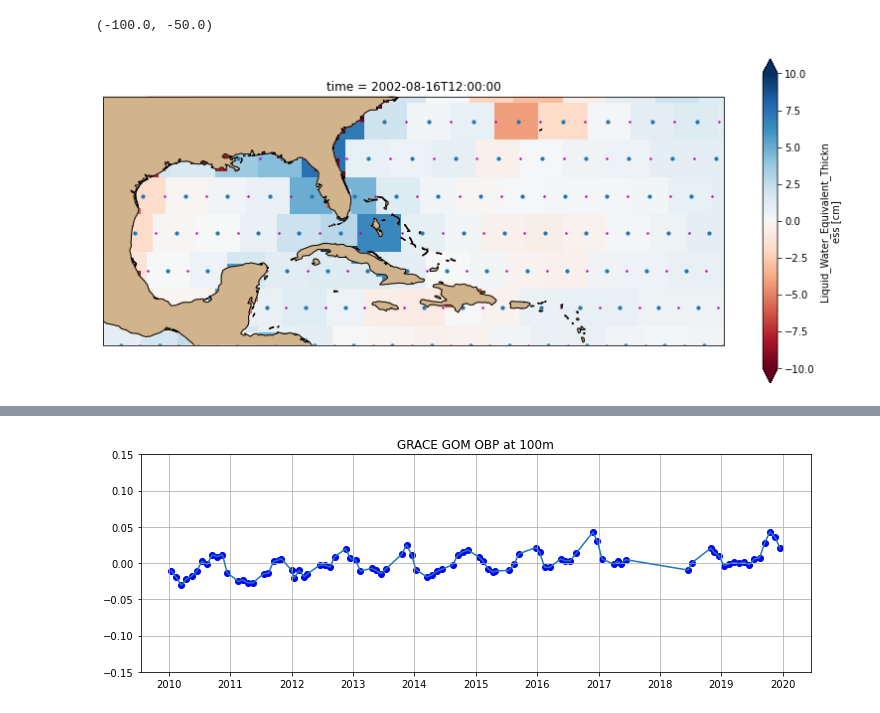
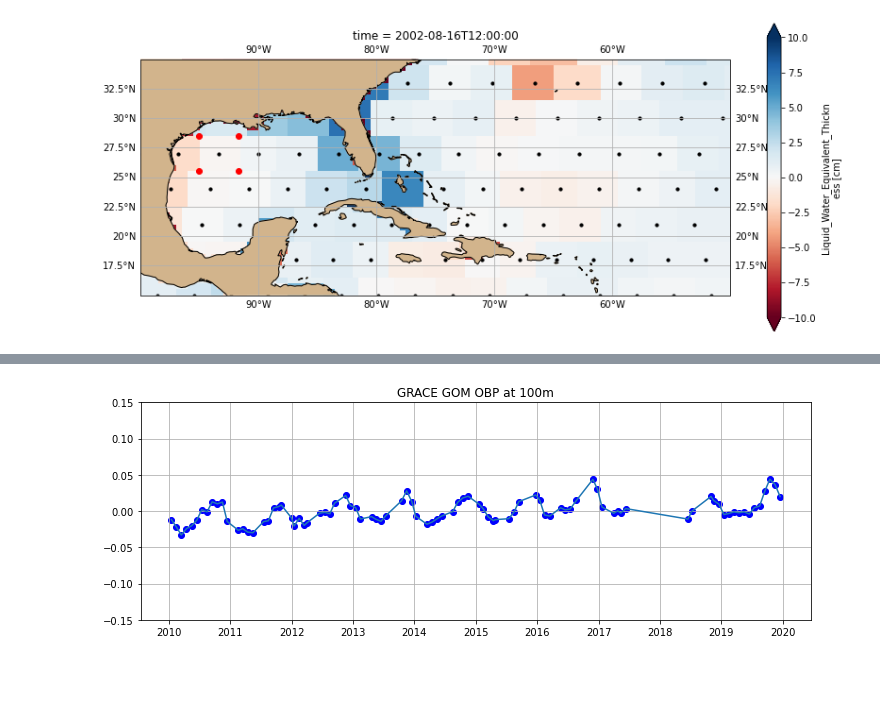
Before and after one commit to jakesteinberg/nasa_ostst, a Jupyter notebook: grace.ipynb, the cells around one changed output, grey strips where cells are left out. Drawn from its saved outputs; the diff is of its cells as text; code cells hidden in the pictures; blank space fills up the shorter version.

Commit message:
lots of work aligning ECCO to grace mascon

```diff
--- a/grace.ipynb
+++ b/grace.ipynb
@@ -51,17 +153,33 @@ mascon = xr.open_dataset('/Users/jakesteinberg/Documents/NASA_OSTST/GRACE/JPL_MS
+# %%
+lon_range = np.where((m_lon > 260) & (m_lon < 281))
+m_lon_1 = m_lon[lon_range]
+m_lat_1 = m_lat[lon_range]
+corners_1 = corners[lon_range]
+lat_range = np.where((m_lat_1 > 17) & (m_lat_1 < 31))
+m_lon_2 = m_lon_1[lat_range]
+m_lat_2 = m_lat_1[lat_range]
+corners_2 = corners_1[lat_range]
 # %%
-m_lon = mascon.mascon_lon
-m_lat = mascon.mascon_lat
-m_lon_e1 = np.diff(m_lon)/2 + m_lon[0:-1]
-m_lat_e1 = np.diff(m_lat)/2 + m_lat[0:-1]
-# m_lat_e1 = m_lat[0:-1]
-
 f, ax = plt.subplots(1,1,figsize=(14,6), subplot_kw={'projection':ccrs.PlateCarree(central_longitude=0)})
 this_data = grace.lwe_thickness[2]
 this_data.plot(ax=ax,transform=ccrs.PlateCarree(), vmin=-10, vmax=10, cmap=plt.get_cmap('RdBu'))
-ax.scatter(mascon.mascon_lon,mascon.mascon_lat,s=10,transform=ccrs.PlateCarree())
-ax.scatter(m_lon_e1, m_lat_e1, s=2,transform=ccrs.PlateCarree(),color='m')
+ax.scatter(mascon.mascon_lon,mascon.mascon_lat,s=10,transform=ccrs.PlateCarree(), color='k')
+ax.scatter(m_lon_2[1],m_lat_2[1],s=20,transform=ccrs.PlateCarree(), color='g')
+ib = np.arange(0,np.shape(corners_2)[0])
+box = np.nan*np.ones(np.shape(corners_2))
+for i in ib:
+    box[i,0] = m_lon_2[i] - (m_lon_2[i] - corners_2[i,0])/2 # left
+    box[i,1] = m_lon_2[i] + (corners_2[i,1] - m_lon_2[i])/2 # right
+    box[i,2] = m_lat_2[i] - (m_lat_2[i] - corners_2[i,2])/2 # lower
+    box[i,3] = m_lat_2[i] + (corners_2[i,3] - m_lat_2[i])/2 # upper
+p_i = 7
+ax.scatter(box[p_i,0],box[p_i,2],color='r') # lon left
+ax.scatter(box[p_i,1],box[p_i,2],color='r') # lon_right
+ax.scatter(box[p_i,0],box[p_i,3],color='r')
+ax.scatter(box[p_i,1],box[p_i,3],color='r')
+# ax.scatter(m_lon_e1, m_lat_e1, s=2,transform=ccrs.PlateCarree(),color='m')
 ax.add_feature(cartopy.feature.LAND, color='#D2B48C',zorder=1); ax.coastlines()
 ax.set_ylim([15,35]); ax.set_xlim([-100,-50])
+gl = ax.gridlines(draw_labels=True);
 # %% [output]
-(-100.0, -50.0)
-[figure, old version]
+[figure, new version]
```
Also changed, not shown: parts of 36 cells of this notebook, 1 other file.
